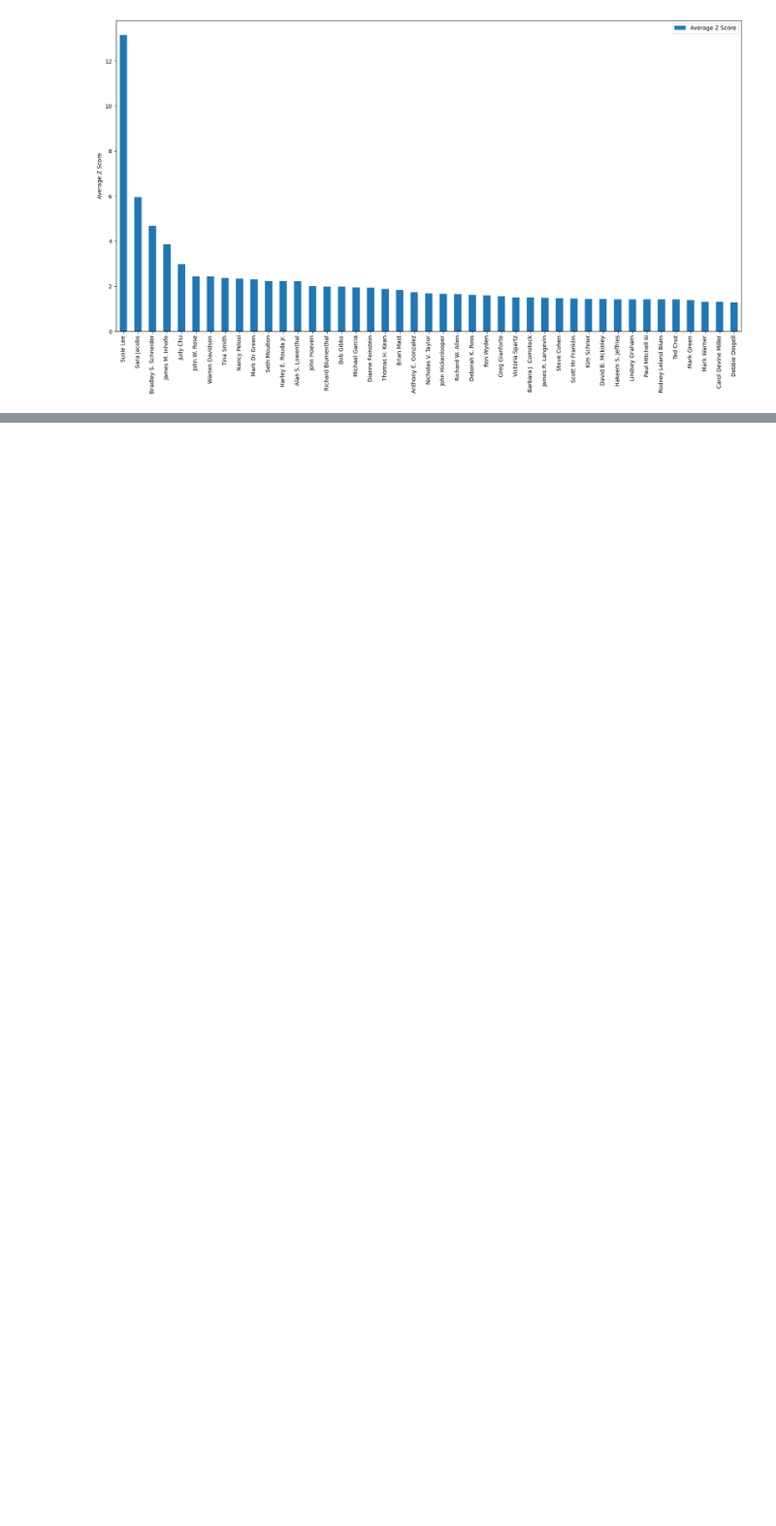
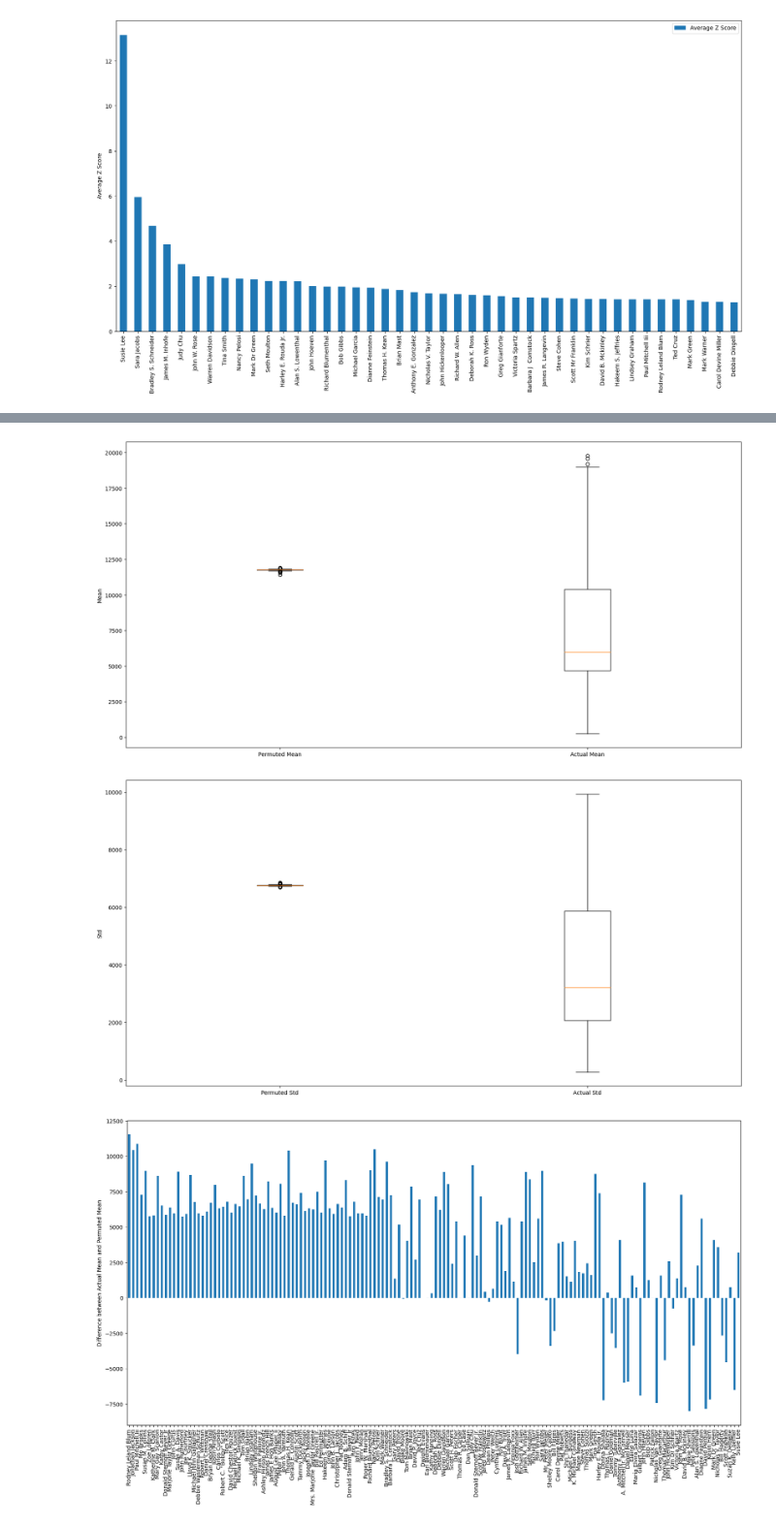
Before and after one commit to maajidhusain/capstone, a Jupyter notebook: Min_Max_Permute.ipynb, the cells around one changed output, grey strips where cells are left out. Shown at 97% size. Saved outputs shown, nothing was run; the diff lists cells and outputs as text; code cells hidden in the pictures; blank space fills up the shorter version.

```diff
--- a/Min_Max_Permute.ipynb
+++ b/Min_Max_Permute.ipynb
@@ -228,0 +256,14 @@ plt.show()
+# %%
+permuted_representative_std = {}
+permuted_representative_mean = {}
+for key, value in representative_average_rank.items():
+    permuted_representative_std[key] = np.std(value, axis=0)
+    permuted_representative_mean[key] = np.mean(value, axis=0)
+# %%
+permuted_representative_std = pd.DataFrame.from_dict(permuted_representative_std, orient='index', columns=['Std'])
+# %%
+permuted_representative_mean = pd.DataFrame.from_dict(permuted_representative_mean, orient='index', columns=['Mean'])
+# %%
+# create a dataframe with the std and mean for each representative
+permuted_dist = pd.concat([permuted_representative_std, permuted_representative_mean], axis=1)
+permuted_dist
@@ -228,0 +284,36 @@ plt.show()
+# %%
+# compare the actual distribution to the permuted distribution
+plt.figure(figsize=(20,10))
+plt.boxplot([permuted_dist['Mean'], new_df['Mean']])
+plt.xticks([1,2], ['Permuted Mean', 'Actual Mean'])
+plt.ylabel('Mean')
+plt.show()
+
+plt.figure(figsize=(20,10))
+plt.boxplot([permuted_dist['Std'], new_df['Std']])
+plt.xticks([1,2], ['Permuted Std', 'Actual Std'])
+plt.ylabel('Std')
+plt.show()
+
+# find the difference between the actual mean and the permuted mean
+permuted_dist['Difference'] = permuted_dist['Mean'] - new_df['Mean']
+permuted_dist['Difference'].plot(kind='bar', figsize=(20,10))
+plt.ylabel('Difference between Actual Mean and Permuted Mean')
+plt.show()
+
+# find the difference between the actual std and the permuted std
+permuted_dist['Difference'] = permuted_dist['Std'] - new_df['Std']
+permuted_dist['Difference'].plot(kind='bar', figsize=(20,10))
+plt.ylabel('Difference between Actual Std and Permuted Std')
+plt.show()
+
+# concatenate all these plots
+plt.figure(figsize=(20,10))
+plt.boxplot([permuted_dist['Mean'], new_df['Mean'], permuted_dist['Std'], new_df['Std']])
+plt.xticks([1,2,3,4], ['Permuted Mean', 'Actual Mean', 'Permuted Std', 'Actual Std'])
+plt.ylabel('Mean')
+plt.show()
+# %% [output]
+[figure, added]
+[figure, added]
+[figure, added]
```
Also changed, not shown: parts of 14 cells of this notebook, 1 other file.
